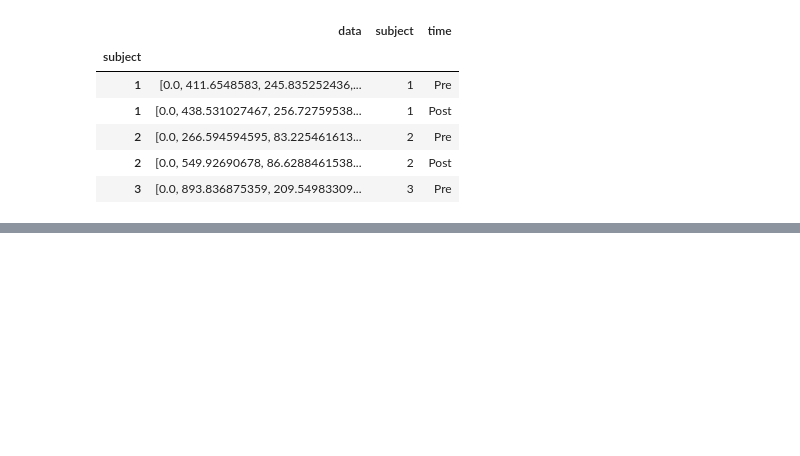
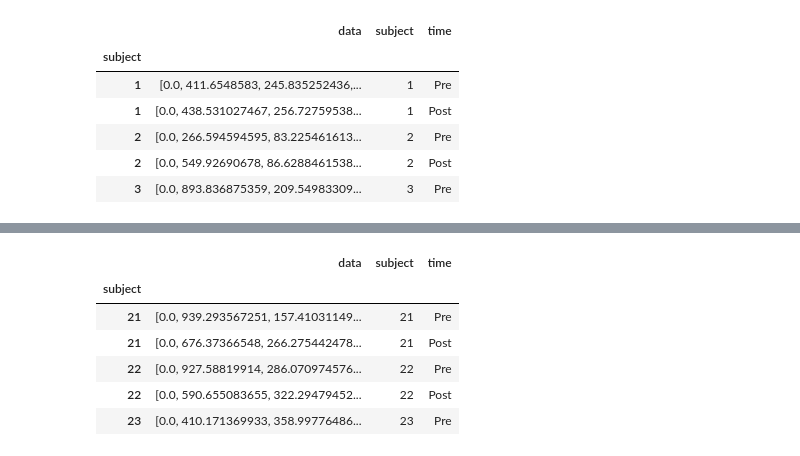
Before and after one commit to HALtheWise/Neurotech-project-1, a Jupyter notebook: exploration-v1.ipynb, the cells around one changed output, grey strips where cells are left out. Cells and saved outputs as stored; diff of their text form; code cells hidden in the pictures; blank space fills up the shorter version.

```diff
--- a/exploration-v1.ipynb
+++ b/exploration-v1.ipynb
@@ -36,5 +29,13 @@ len(folders)
 # %%
-subjects = pd.DataFrame(folders,columns=['folder'])
-subjects.index = [int(s.split('/')[-1]) for s in subjects.folder]
-subjects.sort_index(inplace=True)
-subjects.head()
+def loadData(data_type='training'):
+    datadir = 'Behavioral-Analyzed-Data/{}/'.format(data_type)
+
+    folders=[datadir+s for s in os.listdir(datadir) if len(s) <= 2]
+
+    subjects = pd.DataFrame(folders,columns=['folder'])
+    subjects.index = [int(s.split('/')[-1]) for s in subjects.folder]
+    subjects.sort_index(inplace=True)
+
+    subjects['data'] = [doparse(data_type = data_type, subj=i) for i in subjects.index]
+
+    return subjects
@@ -48,2 +41,0 @@ subjects.head()
-# %%
-subj = doparse(1)
@@ -266,0 +276,25 @@ LinearSVC(C=1.0, class_weight=None, dual=True, fit_intercept=True,
+# %%
+svmTesting = pd.DataFrame()
+
+svmTesting = svmTesting.append(pd.DataFrame({
+    'data':testingSubjects.reducedPre,
+    'time':'Pre',
+    'subject':testingSubjects.index}))
+
+svmTesting = svmTesting.append(pd.DataFrame({
+    'data':testingSubjects.reducedPost,
+    'time':'Post',
+    'subject':testingSubjects.index}))
+
+svmTesting.index = svmTesting.subject
+svmTesting.sort_index(inplace=True)
+
+svmTesting.head()
+# %% [output]
+|  | data | subject | time |
+| subject |  |  |  |
+| 21 | [0.0, 939.293567251, 157.41031149... | 21 | Pre |
+| 21 | [0.0, 676.37366548, 266.275442478... | 21 | Post |
+| 22 | [0.0, 927.58819914, 286.070974576... | 22 | Pre |
+| 22 | [0.0, 590.655083655, 322.29479452... | 22 | Post |
+| 23 | [0.0, 410.171369933, 358.99776486... | 23 | Pre |
```
Also changed, not shown: parts of 10 cells of this notebook.
